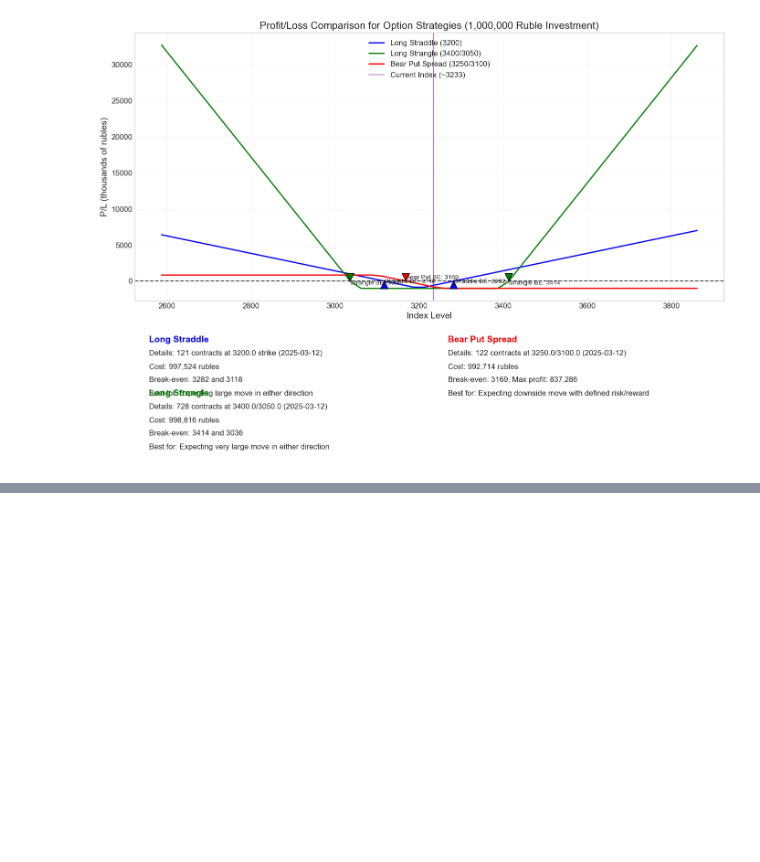
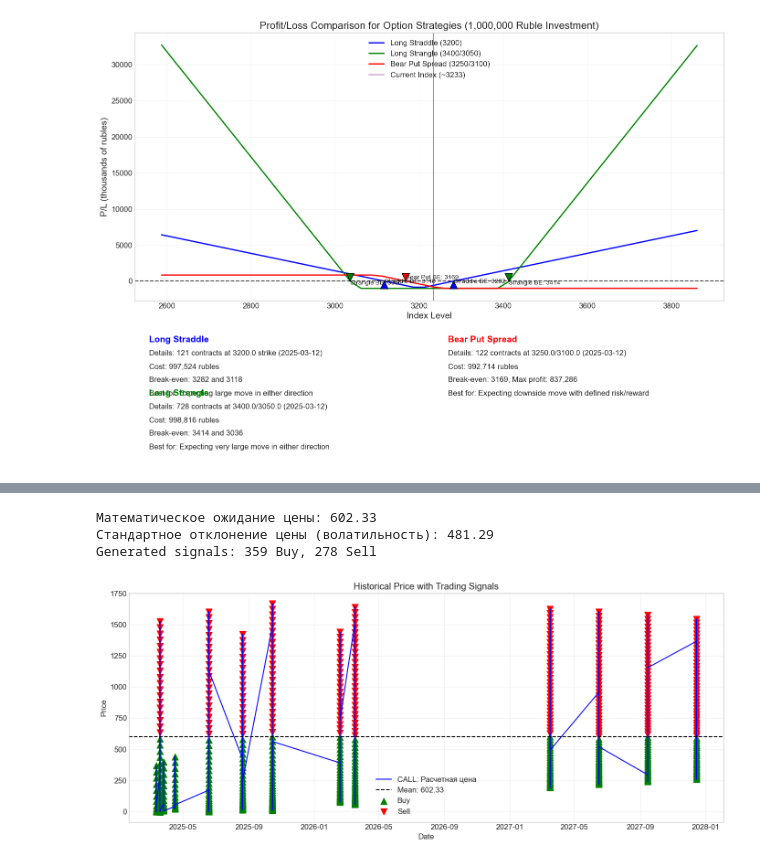
Before and after one commit to Kabanya/ml_and_risk_management, a Jupyter notebook: finance/main.ipynb, the cells around one changed output, grey strips where cells are left out. Drawn from its saved outputs; the diff is of its cells as text; code cells hidden in the pictures; blank space fills up the shorter version.

```diff
--- a/finance/main.ipynb
+++ b/finance/main.ipynb
@@ -1116,3 +1169,72 @@ NameError: name 'mean' is not defined
+# %%
+def generate_signal_with_volatility(df, call_Settlement_price):
+    """
+    Generate trading signals based on mathematical expectation and volatility.
+    """
+    df_with_signals = df.copy()
+
+    # Calculate mathematical expectation (mean)
+    math_expectation = df_with_signals[call_Settlement_price].mean()
+
+    # Calculate standard deviation (volatility)
+    std_deviation = df_with_signals[call_Settlement_price].std()
+
+    print(f"\nМатематическое ожидание цены: {math_expectation:.2f}")
+    print(f"Стандартное отклонение цены (волатильность): {std_deviation:.2f}")
+
+    # Generate signals
+    # Buy when price is below mathematical expectation
+    # Sell when price is above mathematical expectation
+    df_with_signals['Сигнал'] = df_with_signals[call_Settlement_price].apply(
+        lambda price: 'Покупка' if price < math_expectation else
+                      'Продажа' if price > math_expectation else
+                      'Нейтрально'
+    )
+
+    # Count signals
+    buy_count = (df_with_signals['Сигнал'] == 'Покупка').sum()
+    sell_count = (df_with_signals['Сигнал'] == 'Продажа').sum()
+
+    print(f"Generated signals: {buy_count} Buy, {sell_count} Sell")
+
+    return df_with_signals
+
+# Example usage with the volatility-based signal generation:
+# """
+# Generate signals based on mathematical expectation
+df_with_signals = generate_signal_with_volatility(df, call_Settlement_price)
+
+# Plot the results
+plt.figure(figsize=(14, 6))
+
+# Plot price
+plt.plot(df_with_signals[date_ex], df_with_signals[call_Settlement_price], label=call_Settlement_price, color='blue')
+
+# Add horizontal line at mathematical expectation
+mean_price = df_with_signals[call_Settlement_price].mean()
+plt.axhline(y=mean_price, color='black', linestyle='--', label=f'Mean: {mean_price:.2f}')
+
+# Plot buy signals
+buy_signals = df_with_signals[df_with_signals['Сигнал'] == 'Покупка']
+plt.scatter(buy_signals[date_ex], buy_signals[call_Settlement_price], marker='^', color='green', label='Buy', s=100)
+
+# Plot sell signals
+sell_signals = df_with_signals[df_with_signals['Сигнал'] == 'Продажа']
+plt.scatter(sell_signals[date_ex], sell_signals[call_Settlement_price], marker='v', color='red', label='Sell', s=100)
+
+plt.xlabel('Date')
+plt.ylabel('Price')
+plt.title('Historical Price with Trading Signals')
+plt.legend()
+plt.grid(True, alpha=0.3)
+plt.tight_layout()
+plt.show()
+# """
+# %% [output]
+Математическое ожидание цены: 602.33
+Стандартное отклонение цены (волатильность): 481.29
+Generated signals: 359 Buy, 278 Sell
+[figure, added]
 # %%
 # Cell 9: Final Recommendations
 print("\n=== FINAL RECOMMENDATION ===")
```
Also changed, not shown: parts of 13 cells of this notebook.
